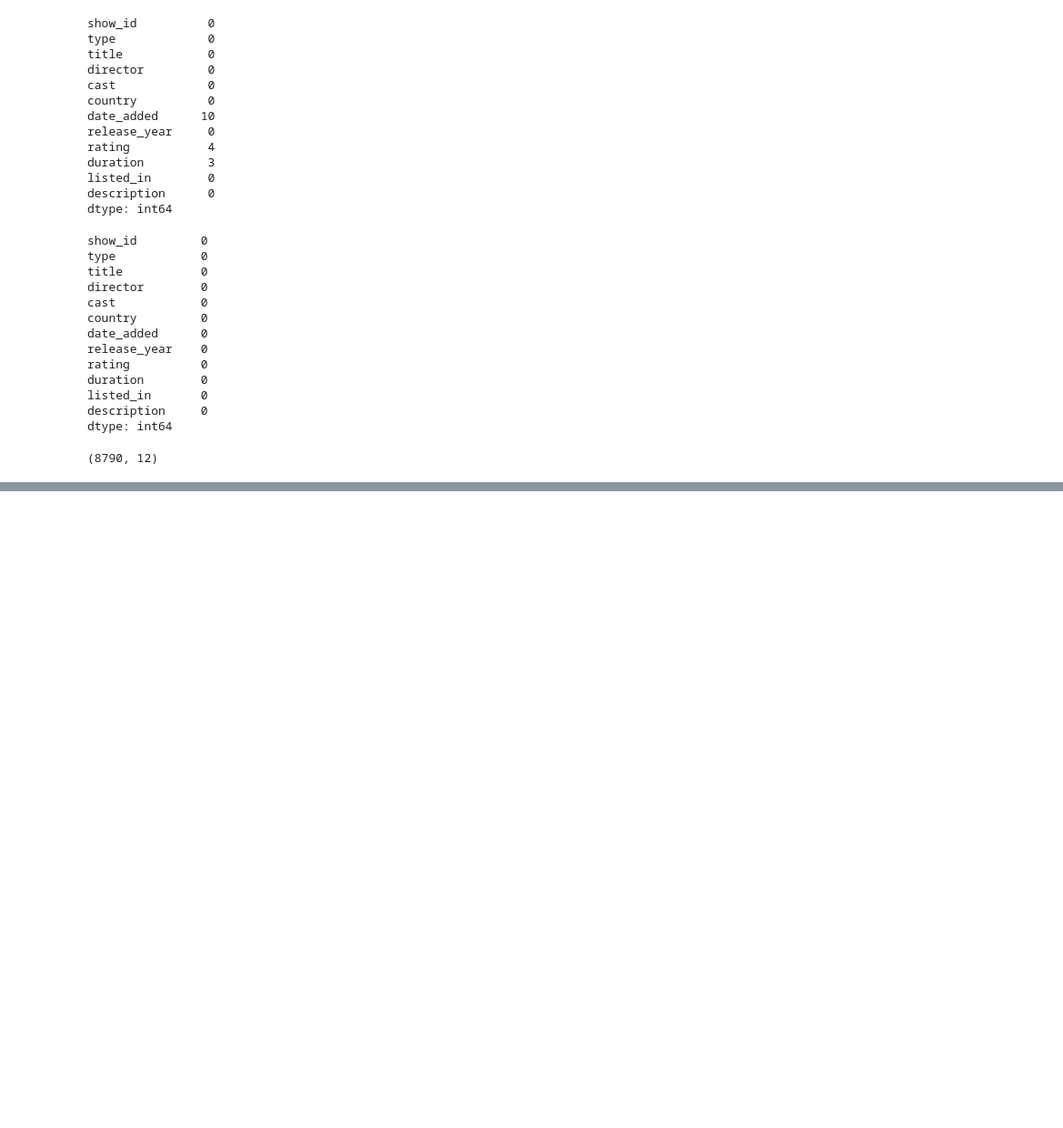
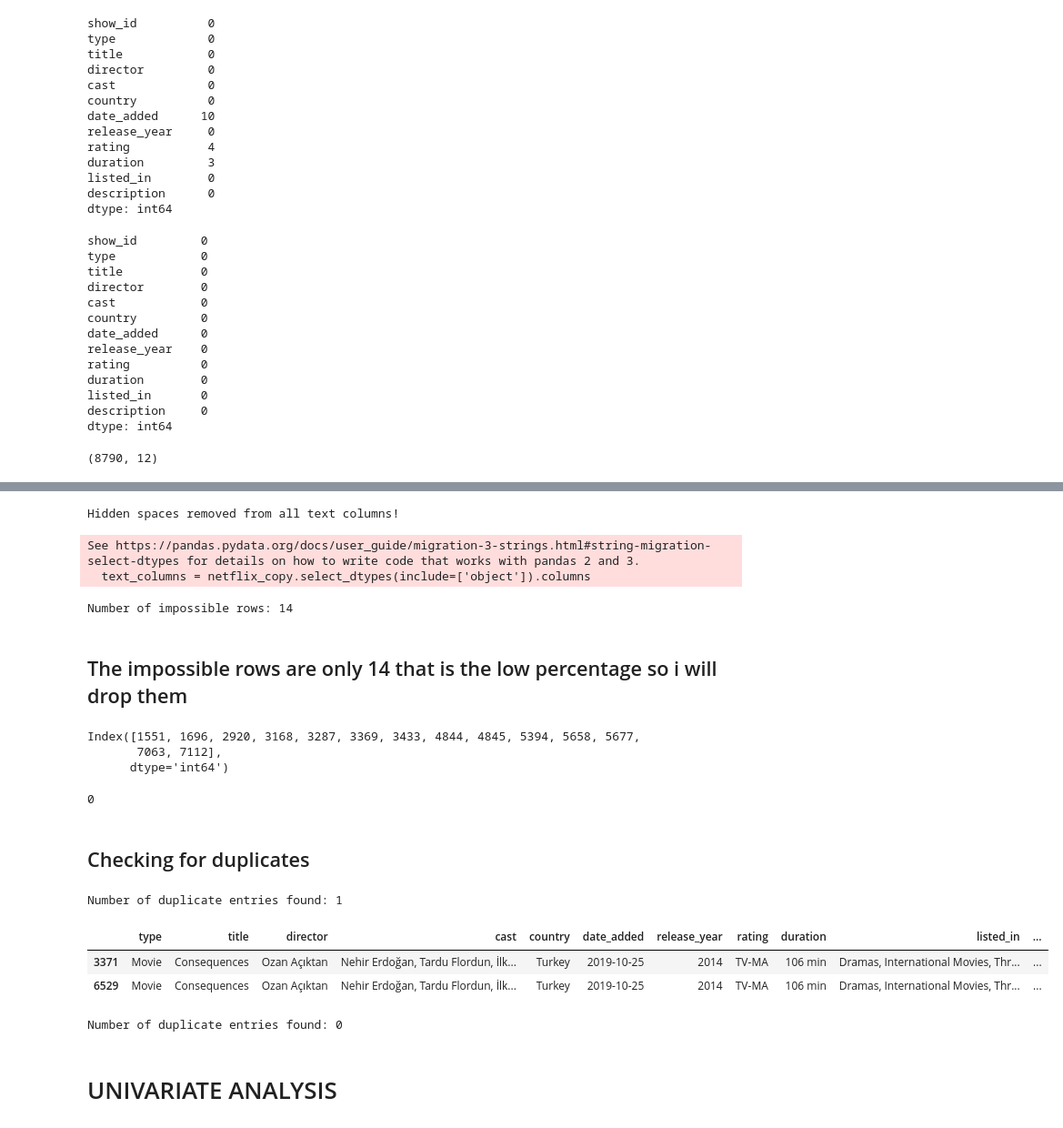
Before and after one commit to Janetjesy/Kaggle_netflix, a Jupyter notebook: netflix.ipynb, the cells around one changed output, grey strips where cells are left out. Shown at 91% size. Saved outputs shown, nothing was run; the diff lists cells and outputs as text; code cells hidden in the pictures; blank space fills up the shorter version.

```diff
--- a/netflix.ipynb
+++ b/netflix.ipynb
@@ -287,0 +336,3 @@ netflix_copy.columns
+# %%
+# Take only the first country before the comma
+netflix_copy['primary_country'] = netflix_copy['country'].str.split(',').str[0]
@@ -287,0 +342,15 @@ netflix_copy.columns
+# %%
+# Select all columns that are "object" (text) types
+text_columns = netflix_copy.select_dtypes(include=['object']).columns
+
+# Loop through them and remove any hidden spaces
+for col in text_columns:
+    netflix_copy[col] = netflix_copy[col].str.strip()
+
+print("Hidden spaces removed from all text columns!")
+# %% [output]
+Hidden spaces removed from all text columns!
+See https://pandas.pydata.org/docs/user_guide/migration-3-strings.html#string-migration-select-dtypes for details on how to write code that works with pandas 2 and 3.
+  text_columns = netflix_copy.select_dtypes(include=['object']).columns
+# %%
+netflix_copy['rating'] = netflix_copy['rating'].str.upper()
@@ -287,0 +361,36 @@ netflix_copy.columns
+# %%
+#outlier detection in the year column
+impossible_rows = netflix_copy[netflix_copy['date_added'].dt.year < netflix_copy['release_year']]
+print(f"Number of impossible rows: {len(impossible_rows)}")
+# %% [output]
+Number of impossible rows: 14
+# %% [markdown]
+## The impossible rows are only 14 that is the low percentage so i will drop them
+# %%
+impossible_rows.index
+# %% [output]
+Index([1551, 1696, 2920, 3168, 3287, 3369, 3433, 4844, 4845, 5394, 5658, 5677,
+       7063, 7112],
+      dtype='int64')
+# %%
+netflix_copy=netflix_copy.drop(impossible_rows.index)
+# Check no impossible rows remain
+print(len(netflix_copy[netflix_copy['date_added'].dt.year < netflix_copy['release_year']]))
+# %% [output]
+0
+# %% [markdown]
+## Checking for duplicates
+# %%
+# Check for duplicate titles (ignoring the unique ID)
+duplicates = netflix_copy.duplicated(subset=['title', 'director', 'type']).sum()
+print(f"Number of duplicate entries found: {duplicates}")
+# %% [output]
+Number of duplicate entries found: 1
+# %%
+# Get only the duplicate rows
+duplicate_rows = netflix_copy[netflix_copy.duplicated(subset=['title', 'director', 'type'], keep=False)]
+duplicate_rows.head()
+# %% [output]
+|  | type | title | director | cast | country | date_added | release_year | rating | duration | listed_in | ... |
+| 3371 | Movie | Consequences | Ozan Açıktan | Nehir Erdoğan, Tardu Flordun, İlk... | Turkey | 2019-10-25 | 2014 | TV-MA | 106 min | Dramas, International Movies, Thr... | ... |
+| 6529 | Movie | Consequences | Ozan Açıktan | Nehir Erdoğan, Tardu Flordun, İlk... | Turkey | 2019-10-25 | 2014 | TV-MA | 106 min | Dramas, International Movies, Thr... | ... |
@@ -287,0 +400,7 @@ netflix_copy.columns
+# %%
+duplicates = netflix_copy.duplicated(subset=['title', 'director', 'type']).sum()
+print(f"Number of duplicate entries found: {duplicates}")
+# %% [output]
+Number of duplicate entries found: 0
+# %% [markdown]
+# UNIVARIATE ANALYSIS
```
Also changed, not shown: parts of 23 cells of this notebook, 3 other files.
